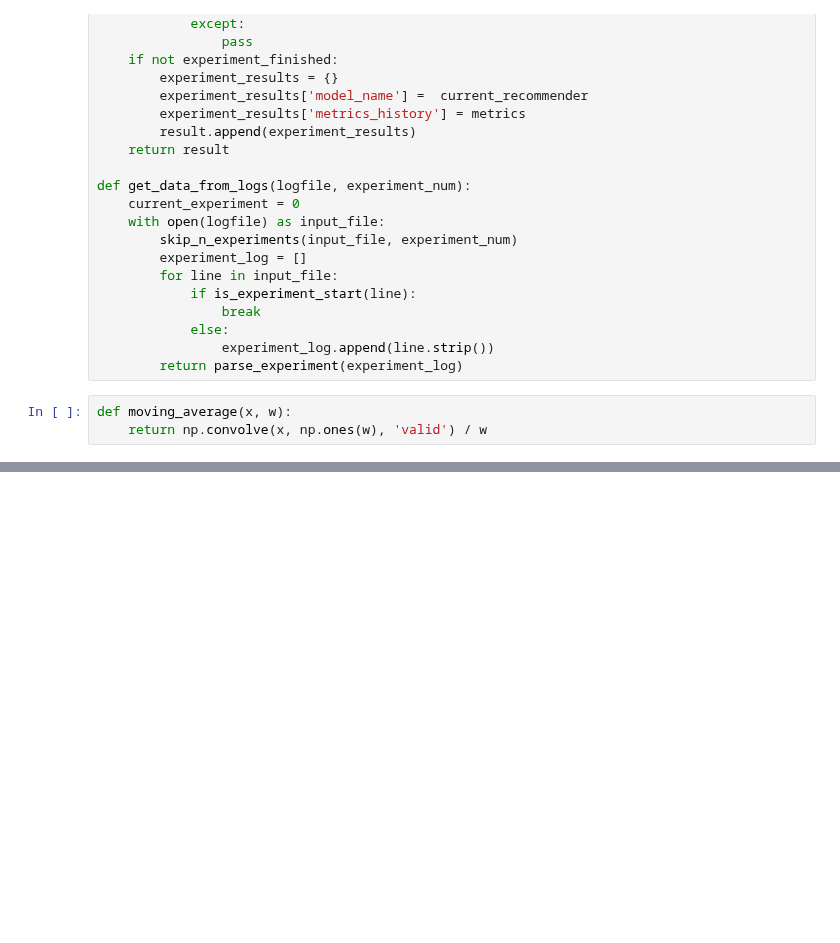
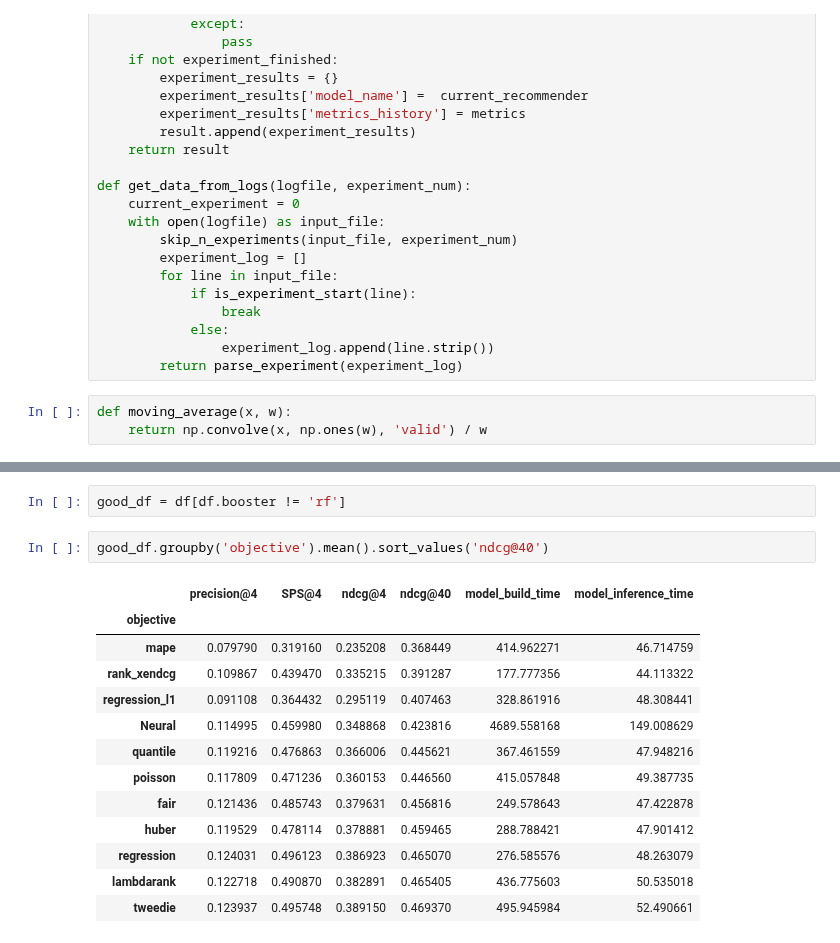
Before and after one commit to asash/gptrec_rl, a Jupyter notebook: evaluation/Results_analysis.ipynb, the cells around one changed output, grey strips where cells are left out. Saved outputs shown, nothing was run; the diff lists cells and outputs as text; blank space fills up the shorter version.

```diff
--- a/evaluation/Results_analysis.ipynb
+++ b/evaluation/Results_analysis.ipynb
@@ -94,0 +82,18 @@ df.sort_values('precision@4')
+# %%
+good_df = df[df.booster != 'rf']
+# %%
+good_df.groupby('objective').mean().sort_values('ndcg@40')
+# %% [output]
+|  | precision@4 | SPS@4 | ndcg@4 | ndcg@40 | model_build_time | model_inference_time |
+| objective |  |  |  |  |  |  |
+| mape | 0.079790 | 0.319160 | 0.235208 | 0.368449 | 414.962271 | 46.714759 |
+| rank_xendcg | 0.109867 | 0.439470 | 0.335215 | 0.391287 | 177.777356 | 44.113322 |
+| regression_l1 | 0.091108 | 0.364432 | 0.295119 | 0.407463 | 328.861916 | 48.308441 |
+| Neural | 0.114995 | 0.459980 | 0.348868 | 0.423816 | 4689.558168 | 149.008629 |
+| quantile | 0.119216 | 0.476863 | 0.366006 | 0.445621 | 367.461559 | 47.948216 |
+| poisson | 0.117809 | 0.471236 | 0.360153 | 0.446560 | 415.057848 | 49.387735 |
+| fair | 0.121436 | 0.485743 | 0.379631 | 0.456816 | 249.578643 | 47.422878 |
+| huber | 0.119529 | 0.478114 | 0.378881 | 0.459465 | 288.788421 | 47.901412 |
+| regression | 0.124031 | 0.496123 | 0.386923 | 0.465070 | 276.585576 | 48.263079 |
+| lambdarank | 0.122718 | 0.490870 | 0.382891 | 0.465405 | 436.775603 | 50.535018 |
+| tweedie | 0.123937 | 0.495748 | 0.389150 | 0.469370 | 495.945984 | 52.490661 |
```
Also changed, not shown: parts of 8 cells of this notebook, 4 other files.
